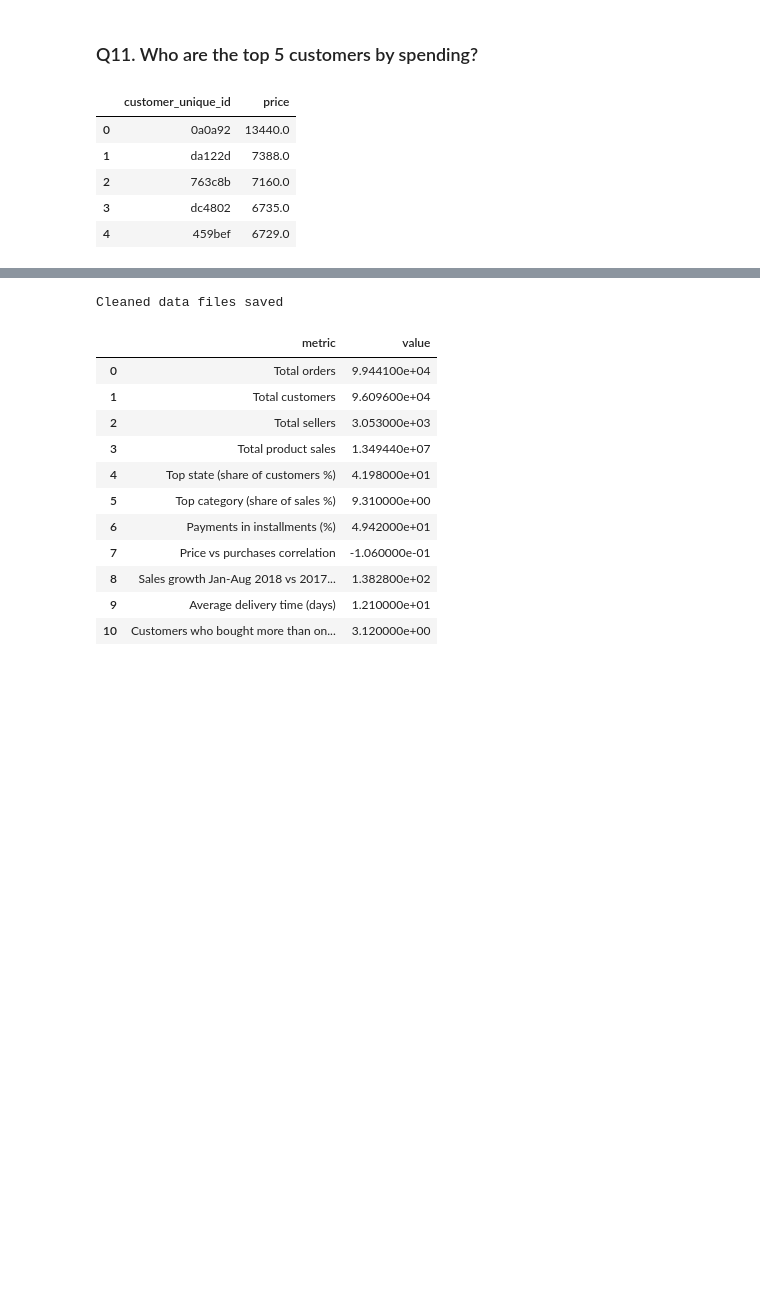
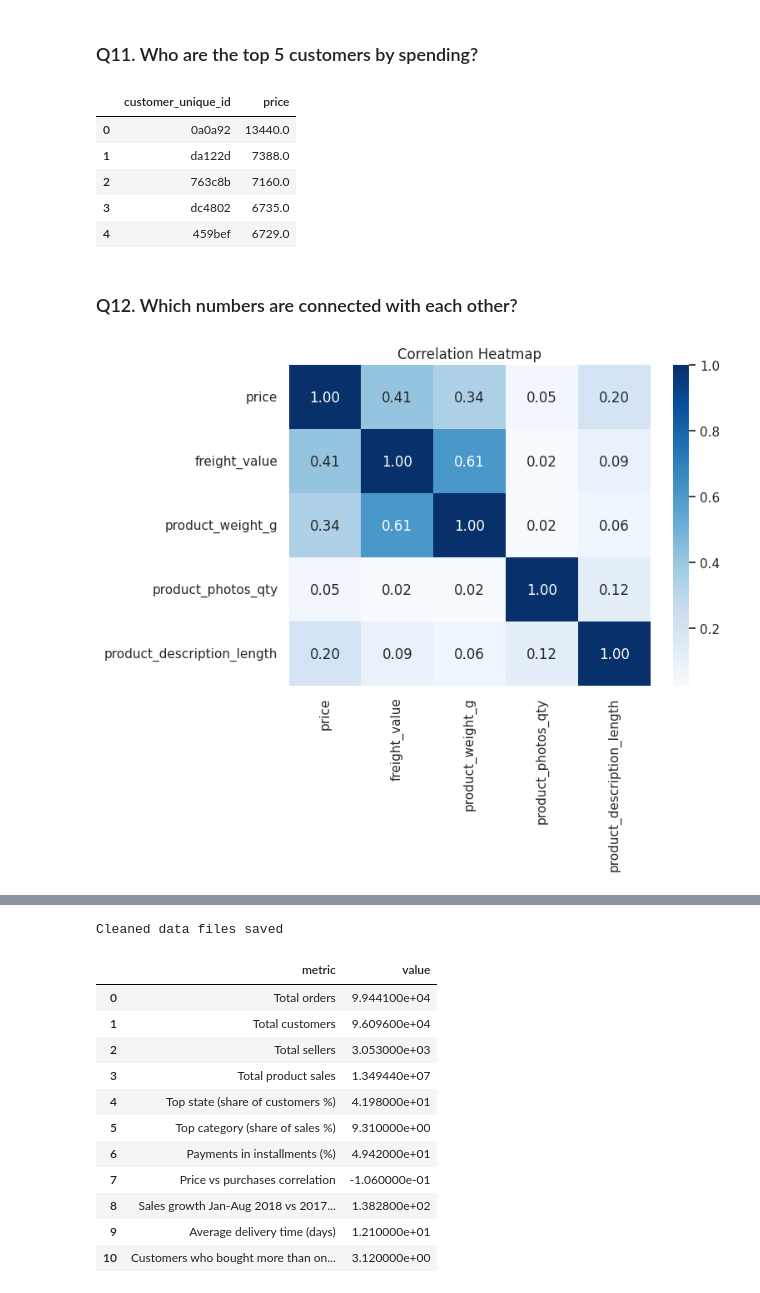
Before and after one commit to prathameshmali638-web/E-commerce-Data-Analysis, a Jupyter notebook: Ecommerce_Data_Analysis.ipynb, the cells around one changed output, grey strips where cells are left out. Saved outputs shown, nothing was run; the diff lists cells and outputs as text; code cells hidden in the pictures; blank space fills up the shorter version.

```diff
--- a/Ecommerce_Data_Analysis.ipynb
+++ b/Ecommerce_Data_Analysis.ipynb
@@ -577,3 +605,16 @@ top_customers
 | 2 | 763c8b | 7160.0 |
 | 3 | dc4802 | 6735.0 |
 | 4 | 459bef | 6729.0 |
+# %% [markdown]
+### Q12. Which numbers are connected with each other?
+# %%
+item_details = order_items.merge(products, on="product_id")
+corr = item_details[["price", "freight_value", "product_weight_g",
+                     "product_photos_qty", "product_description_length"]].corr()
+
+plt.figure(figsize=(7, 5))
+sns.heatmap(corr, annot=True, cmap="Blues", fmt=".2f")
+plt.title("Correlation Heatmap")
+plt.show()
+# %% [output]
+[figure, added]
```
Also changed, not shown: parts of 14 cells of this notebook.
